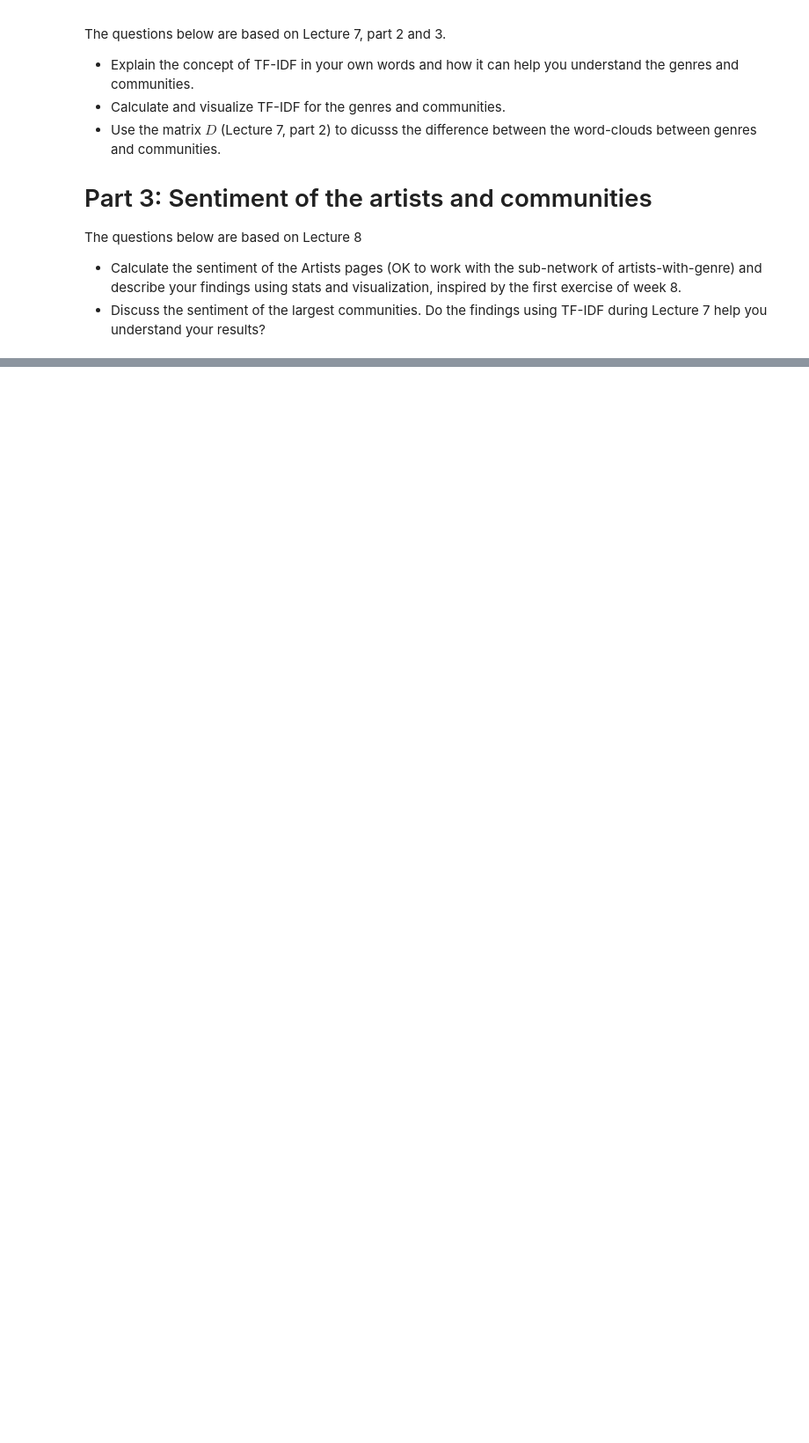
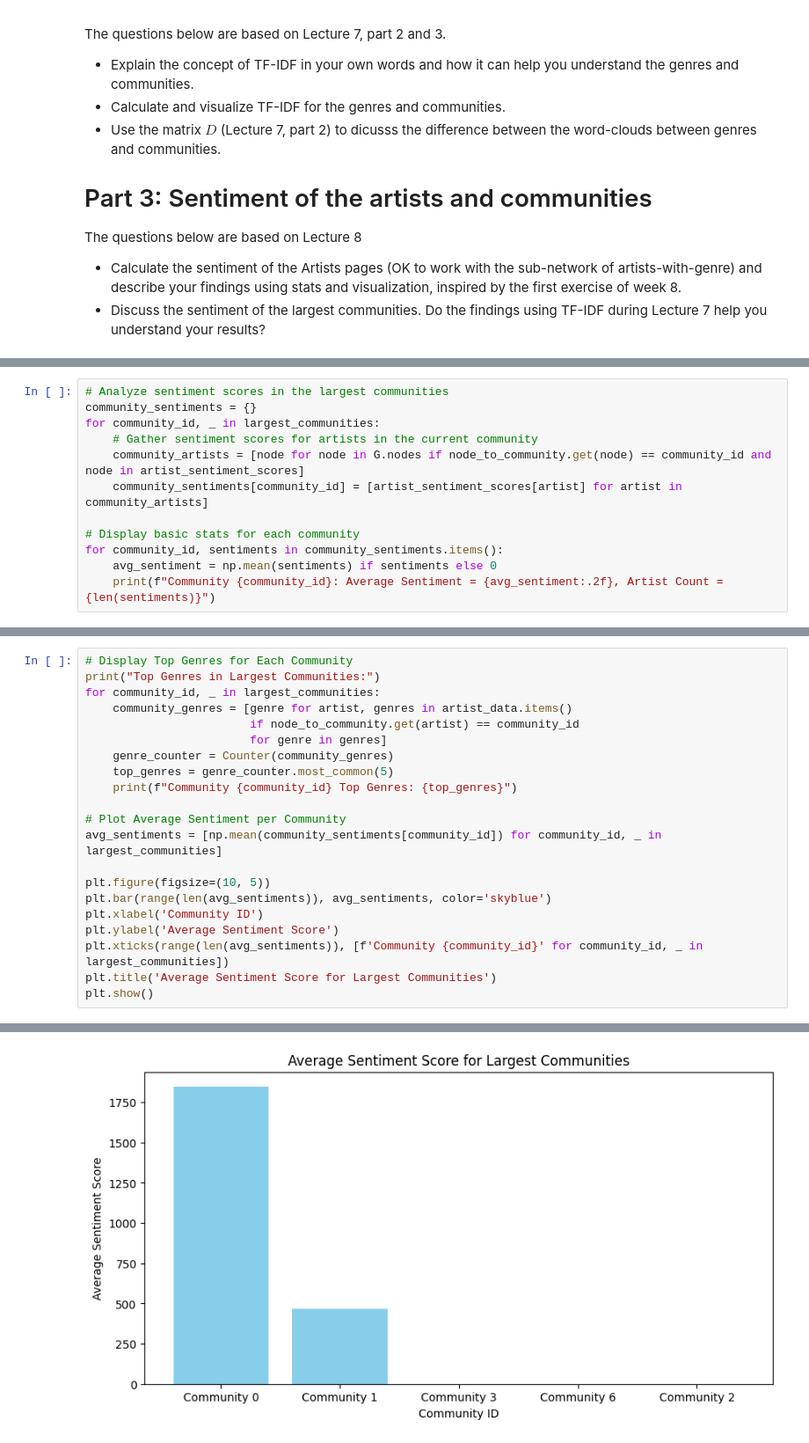
Before and after one commit to r0vina/SocialGraphs, a Jupyter notebook: Assignment2.ipynb, the cells around one changed output, grey strips where cells are left out. Shown at 88% size. Cells and saved outputs as stored; diff of their text form; blank space fills up the shorter version.

```diff
--- a/Assignment2.ipynb
+++ b/Assignment2.ipynb
@@ -192,0 +233,12 @@ ModuleNotFoundError: No module named 'community_louvain'
+# %%
+# Analyze sentiment scores in the largest communities
+community_sentiments = {}
+for community_id, _ in largest_communities:
+    # Gather sentiment scores for artists in the current community
+    community_artists = [node for node in G.nodes if node_to_community.get(node) == community_id and node in artist_sentiment_scores]
+    community_sentiments[community_id] = [artist_sentiment_scores[artist] for artist in community_artists]
+
+# Display basic stats for each community
+for community_id, sentiments in community_sentiments.items():
+    avg_sentiment = np.mean(sentiments) if sentiments else 0
+    print(f"Community {community_id}: Average Sentiment = {avg_sentiment:.2f}, Artist Count = {len(sentiments)}")
@@ -192,0 +255,22 @@ ModuleNotFoundError: No module named 'community_louvain'
+# %%
+# Display Top Genres for Each Community
+print("Top Genres in Largest Communities:")
+for community_id, _ in largest_communities:
+    community_genres = [genre for artist, genres in artist_data.items()
+                        if node_to_community.get(artist) == community_id
+                        for genre in genres]
+    genre_counter = Counter(community_genres)
+    top_genres = genre_counter.most_common(5)
+    print(f"Community {community_id} Top Genres: {top_genres}")
+
+# Plot Average Sentiment per Community
+avg_sentiments = [np.mean(community_sentiments[community_id]) for community_id, _ in largest_communities]
+
+plt.figure(figsize=(10, 5))
+plt.bar(range(len(avg_sentiments)), avg_sentiments, color='skyblue')
+plt.xlabel('Community ID')
+plt.ylabel('Average Sentiment Score')
+plt.xticks(range(len(avg_sentiments)), [f'Community {community_id}' for community_id, _ in largest_communities])
+plt.title('Average Sentiment Score for Largest Communities')
+plt.show()
+# %% [output]
@@ -192,0 +283 @@ ModuleNotFoundError: No module named 'community_louvain'
+[figure, added]
```
Also changed, not shown: parts of 30 cells of this notebook.
